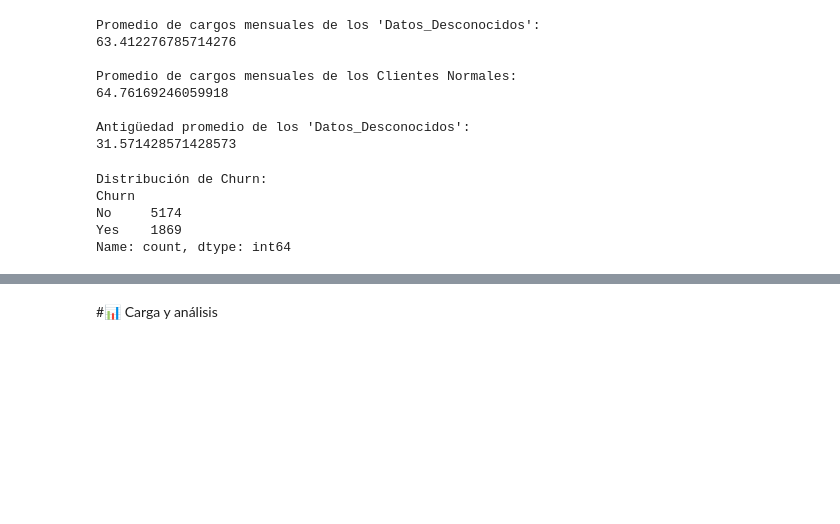
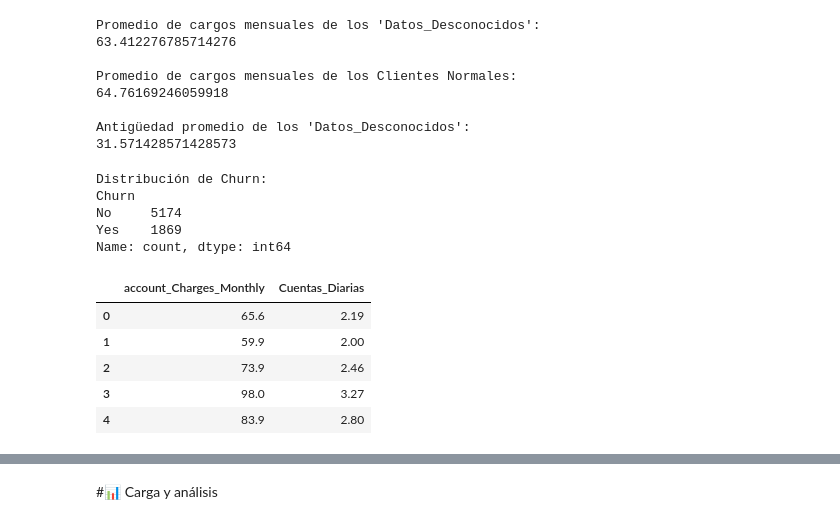
Before and after one commit to JAPreP/Desafio-Telecom-X-, a Jupyter notebook: TelecomX_JulianPreciado.ipynb, the cells around one changed output, grey strips where cells are left out. Cells and saved outputs as stored; diff of their text form; code cells hidden in the pictures; blank space fills up the shorter version.

```diff
--- a/TelecomX_JulianPreciado.ipynb
+++ b/TelecomX_JulianPreciado.ipynb
@@ -176,3 +176,15 @@ Churn
 No     5174
 Yes    1869
 Name: count, dtype: int64
+# %%
+# vamos a crear la columna cuentas diarias para mejorar el analisis
+
+df_limpio['Cuentas_Diarias'] = (df_limpio['account_Charges_Monthly'] / 30).round(2)
+df_limpio[['account_Charges_Monthly', 'Cuentas_Diarias']].head()
+# %% [output]
+|  | account_Charges_Monthly | Cuentas_Diarias |
+| 0 | 65.6 | 2.19 |
+| 1 | 59.9 | 2.00 |
+| 2 | 73.9 | 2.46 |
+| 3 | 98.0 | 3.27 |
+| 4 | 83.9 | 2.80 |
```
Also changed, not shown: parts of 4 cells of this notebook.
